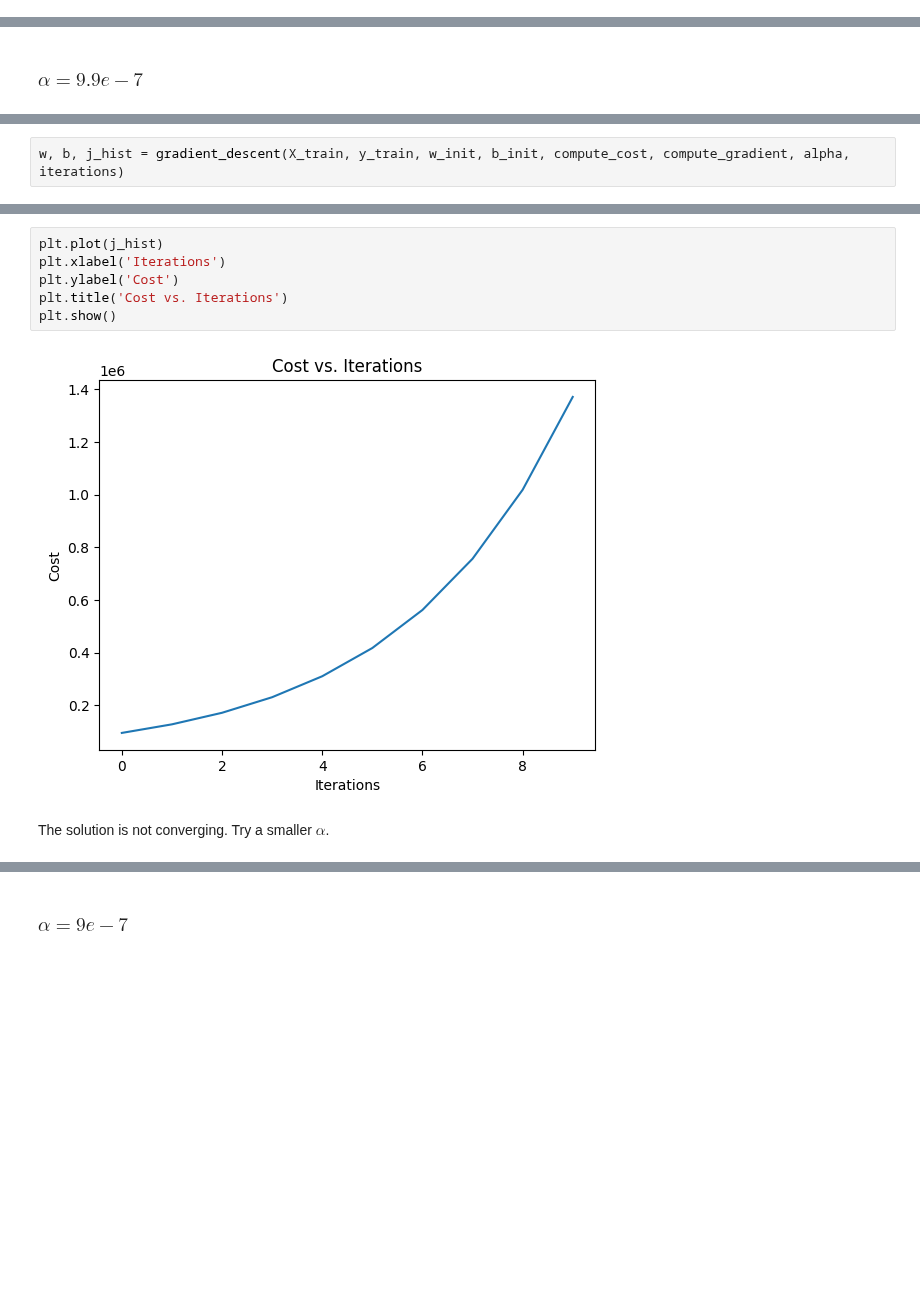
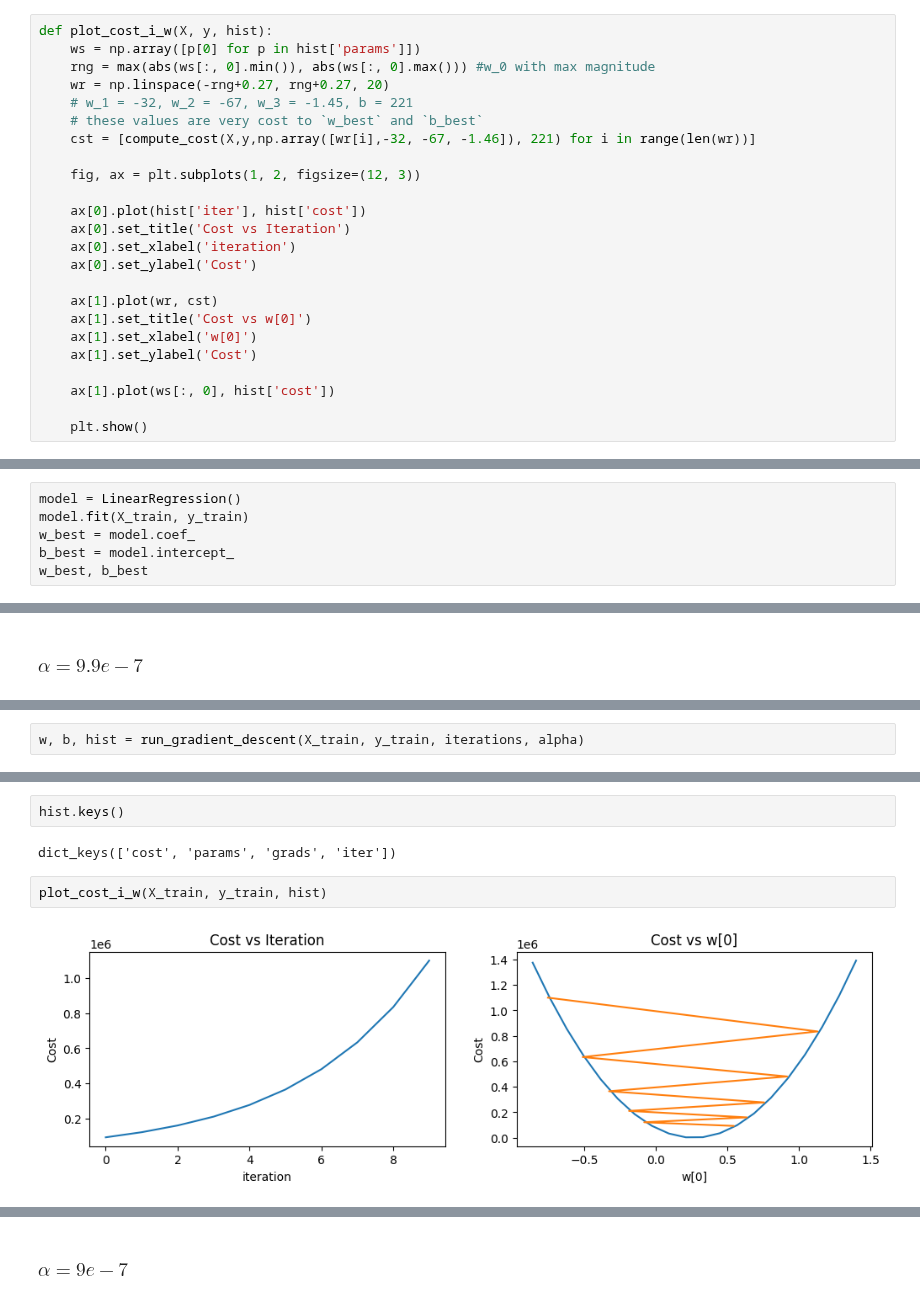
Before and after one commit to PaulToronto/Stanford-Andrew-Ng-Machine-Learning-Specialization, a Jupyter notebook: 1_2_2_1_Lab_Feature_scaling_and_learning_rate.ipynb, the cells around one changed output, grey strips where cells are left out. Cells and saved outputs as stored; diff of their text form; blank space fills up the shorter version.

```diff
--- a/1_2_2_1_Lab_Feature_scaling_and_learning_rate.ipynb
+++ b/1_2_2_1_Lab_Feature_scaling_and_learning_rate.ipynb
@@ -282,0 +276,24 @@ def gradient_descent(X, y, w_in, b_in, f_cost, f_gradient, alpha, num_iters):
+# %%
+def plot_cost_i_w(X, y, hist):
+    ws = np.array([p[0] for p in hist['params']])
+    rng = max(abs(ws[:, 0].min()), abs(ws[:, 0].max())) #w_0 with max magnitude
+    wr = np.linspace(-rng+0.27, rng+0.27, 20)
+    # w_1 = -32, w_2 = -67, w_3 = -1.45, b = 221
+    # these values are very cost to `w_best` and `b_best`
+    cst = [compute_cost(X,y,np.array([wr[i],-32, -67, -1.46]), 221) for i in range(len(wr))]
+
+    fig, ax = plt.subplots(1, 2, figsize=(12, 3))
+
+    ax[0].plot(hist['iter'], hist['cost'])
+    ax[0].set_title('Cost vs Iteration')
+    ax[0].set_xlabel('iteration')
+    ax[0].set_ylabel('Cost')
+
+    ax[1].plot(wr, cst)
+    ax[1].set_title('Cost vs w[0]')
+    ax[1].set_xlabel('w[0]')
+    ax[1].set_ylabel('Cost')
+
+    ax[1].plot(ws[:, 0], hist['cost'])
+
+    plt.show()
@@ -282,0 +302,6 @@ def gradient_descent(X, y, w_in, b_in, f_cost, f_gradient, alpha, num_iters):
+# %%
+model = LinearRegression()
+model.fit(X_train, y_train)
+w_best = model.coef_
+b_best = model.intercept_
+w_best, b_best
@@ -292,4 +316,4 @@ b_init = 0.0
 alpha = 9.9e-7
 # %%
-w, b, j_hist = gradient_descent(X_train, y_train, w_init, b_init, compute_cost, compute_gradient, alpha, iterations)
+w, b, hist = run_gradient_descent(X_train, y_train, iterations, alpha)
 # %% [output]
@@ -314,10 +341,8 @@ b
-# %%
-plt.plot(j_hist)
-plt.xlabel('Iterations')
-plt.ylabel('Cost')
-plt.title('Cost vs. Iterations')
-plt.show()
-# %% [output]
-[figure, removed]
-# %% [markdown]
-The solution is not converging. Try a smaller $\alpha$.
+# %%
+hist.keys()
+# %% [output]
+dict_keys(['cost', 'params', 'grads', 'iter'])
+# %%
+plot_cost_i_w(X_train, y_train, hist)
+# %% [output]
+[figure, added]
```
Also changed, not shown: parts of 64 cells of this notebook.
